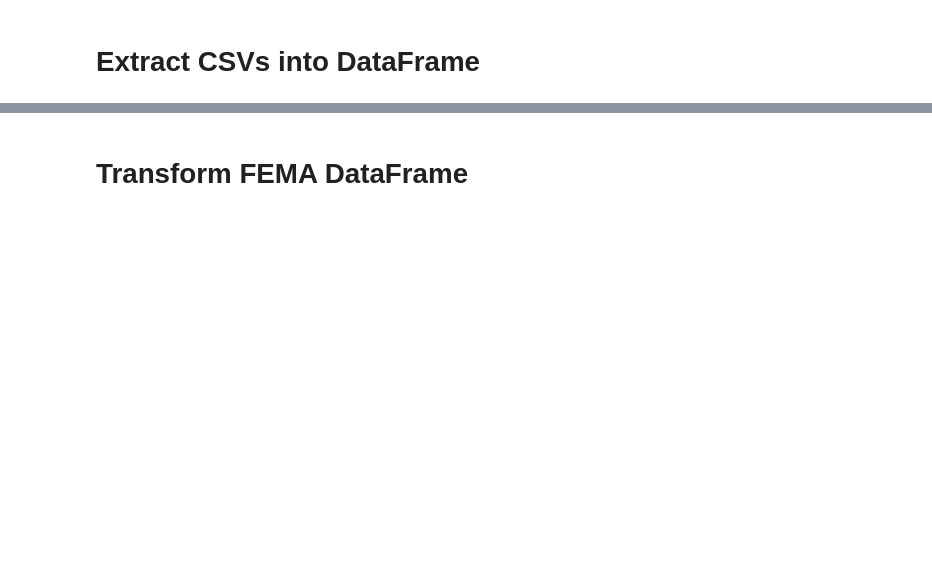
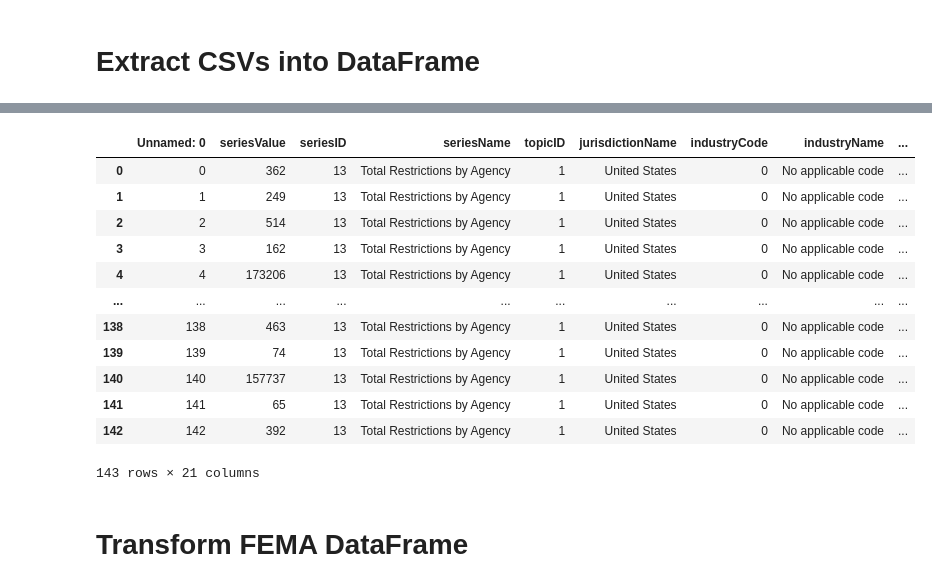
Before and after one commit to kreetigulati/etl-quantgov-climate, a Jupyter notebook: climate-agency-etl.ipynb, the cells around one changed output, grey strips where cells are left out. Saved outputs shown, nothing was run; the diff lists cells and outputs as text; code cells hidden in the pictures; blank space fills up the shorter version.

Commit message:
climate ETL

```diff
--- a/climate-agency-etl.ipynb
+++ b/climate-agency-etl.ipynb
@@ -14,2 +20,20 @@ county_df.head()
+# %%
+#Federal regulation data from QuantGov API for 9 agencies which manage environmental/climate
+fed_reg_df = pd.read_csv("CSVs/fed_reg_data.csv")
+fed_reg_df.head()
+# %% [output]
+|  | Unnamed: 0 | seriesValue | seriesID | seriesName | topicID | jurisdictionName | industryCode | industryName | ... |
+| 0 | 0 | 362 | 13 | Total Restrictions by Agency | 1 | United States | 0 | No applicable code | ... |
+| 1 | 1 | 249 | 13 | Total Restrictions by Agency | 1 | United States | 0 | No applicable code | ... |
+| 2 | 2 | 514 | 13 | Total Restrictions by Agency | 1 | United States | 0 | No applicable code | ... |
+| 3 | 3 | 162 | 13 | Total Restrictions by Agency | 1 | United States | 0 | No applicable code | ... |
+| 4 | 4 | 173206 | 13 | Total Restrictions by Agency | 1 | United States | 0 | No applicable code | ... |
+| ... | ... | ... | ... | ... | ... | ... | ... | ... | ... |
+| 138 | 138 | 463 | 13 | Total Restrictions by Agency | 1 | United States | 0 | No applicable code | ... |
+| 139 | 139 | 74 | 13 | Total Restrictions by Agency | 1 | United States | 0 | No applicable code | ... |
+| 140 | 140 | 157737 | 13 | Total Restrictions by Agency | 1 | United States | 0 | No applicable code | ... |
+| 141 | 141 | 65 | 13 | Total Restrictions by Agency | 1 | United States | 0 | No applicable code | ... |
+| 142 | 142 | 392 | 13 | Total Restrictions by Agency | 1 | United States | 0 | No applicable code | ... |
+143 rows × 21 columns
 # %% [markdown]
 # Transform FEMA DataFrame
```
Also changed, not shown: parts of 11 cells of this notebook, 1 other file.
